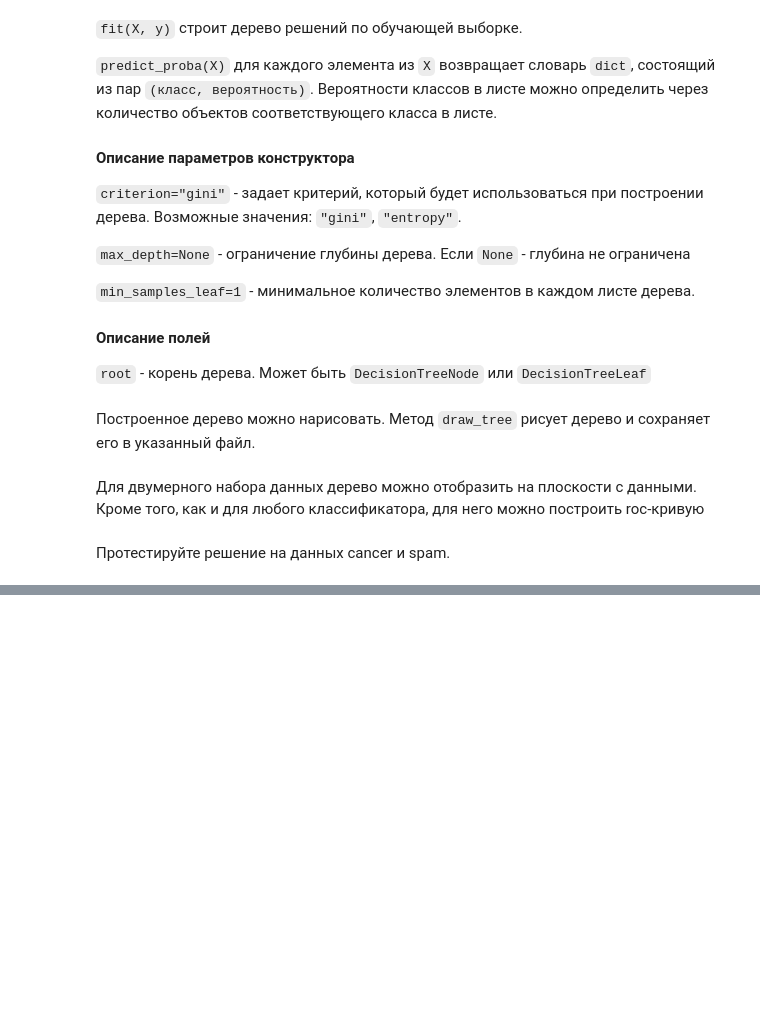
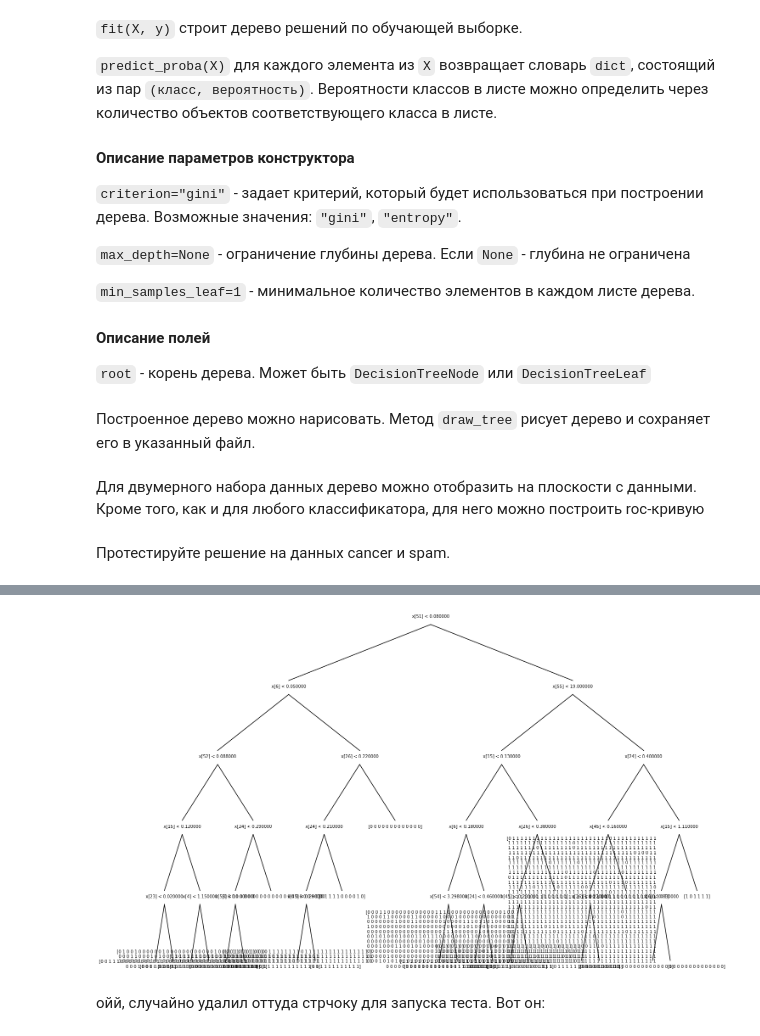
Before and after one commit to TohaRhymes/ml_ib_spring2020, a Jupyter notebook: hw03_task.ipynb, the cells around one changed output, grey strips where cells are left out. Cells and saved outputs as stored; diff of their text form; code cells hidden in the pictures; blank space fills up the shorter version.

```diff
--- a/hw03_task.ipynb
+++ b/hw03_task.ipynb
@@ -36,7 +38,7 @@ def gini(x):
 def entropy(x):
     p_1 = sum(x)/len(x)
     p_2 = 1-p_1
-    raise - p_1 * np.log2(p_1) - p_2 * np.log2(p_2)
+    return - p_1 * np.log2(p_1) - p_2 * np.log2(p_2)
 
 def gain(left_y, right_y, criterion):
 #   Пусть total = node, т.к. не знаем тотал
@@ -90,22 +92,3 @@ class DecisionTreeNode:
 
 #### Описание полей
 `root` - корень дерева. Может быть `DecisionTreeNode` или `DecisionTreeLeaf`
-# %%
-class DecisionTreeClassifier:
-    def __init__(self, criterion='gini', max_depth=None, min_samples_leaf=1):
-        if criterion == 'gini':
-            self.criterion = gini
-        else:
-            self.criterion = entropy
-        self.max_depth = max_depth
-        self.min_samples_leaf = min_samples_leaf
-
-    def fit(self, X, y):
-        raise NotImplementedError()
-
-    def predict_proba(self, X):
-        raise NotImplementedError()
-
-    def predict(self, X):
-        proba = self.predict_proba(X)
-        return [max(p.keys(), key=lambda k: p[k]) for p in proba]
@@ -229,7 +284,10 @@ draw_tree(tree)
 # %%
-X, y = read_cancer_dataset("data/spam.csv")
+X, y = read_spam_dataset("data/spam.csv")
 X_train, y_train, X_test, y_test = train_test_split(X, y, 0.9)
 tree = DecisionTreeClassifier(max_depth=5, min_samples_leaf=30)
 tree.fit(X_train, y_train)
-plot_roc_curve(y_test, tree.predict_proba(X_test))
 draw_tree(tree)
+# %% [output]
+[figure, added]
+# %% [markdown]
+ойй, случайно удалил оттуда стрчоку для запуска теста. Вот он:
```
Also changed, not shown: parts of 4 cells of this notebook, 2 other files.
